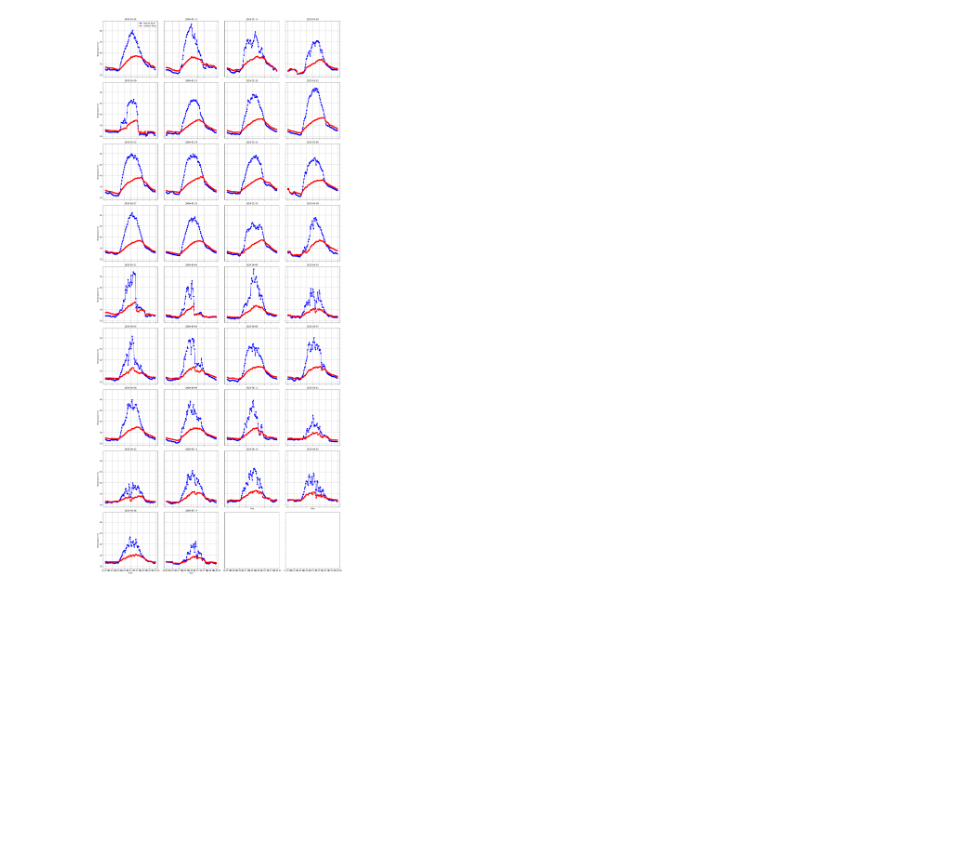
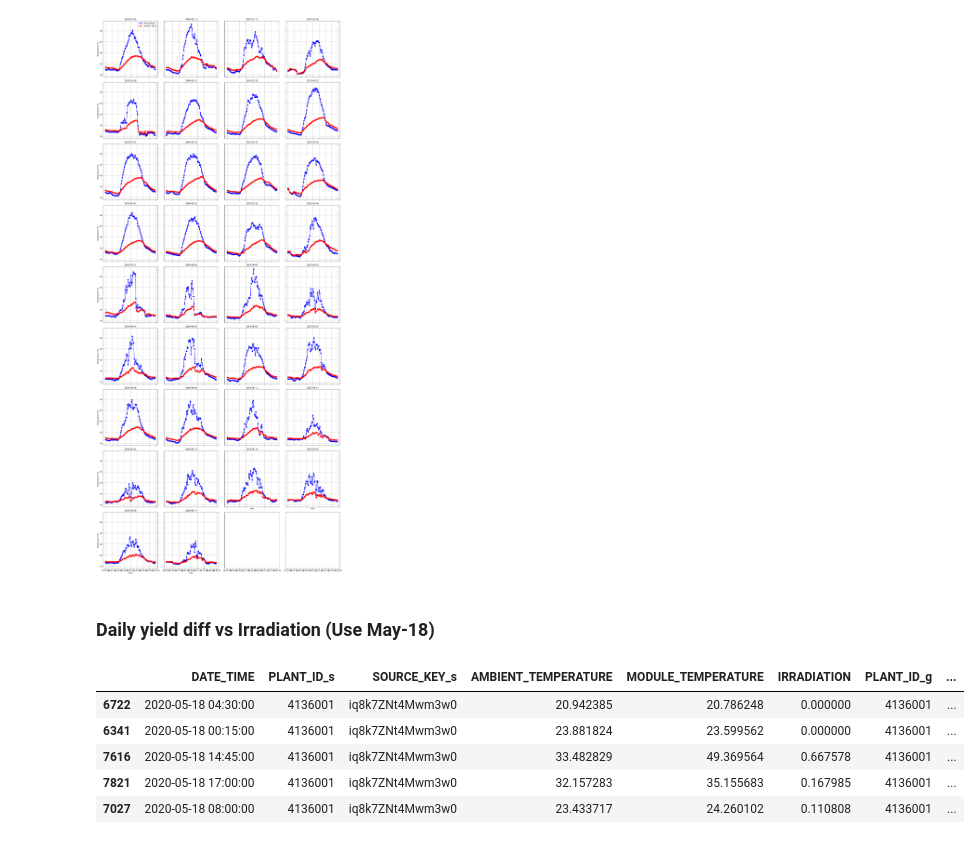
Before and after one commit to LUKEZFLU/elile_kaggle, a Jupyter notebook: q2_panel_cleaning.ipynb, the cells around one changed output. Saved outputs shown, nothing was run; the diff lists cells and outputs as text; code cells hidden in the pictures; blank space fills up the shorter version.

```diff
--- a/q2_panel_cleaning.ipynb
+++ b/q2_panel_cleaning.ipynb
@@ -180,3 +180,14 @@ Try using .loc[row_indexer,col_indexer] = value instead
 See the caveats in the documentation: https://pandas.pydata.org/pandas-docs/stable/user_guide/indexing.html#returning-a-view-versus-a-copy
   date_data['TIME'] = pd.to_datetime(date_data['TIME'], format='%H:%M:%S')
 [figure]
+# %% [markdown]
+### Daily yield diff vs Irradiation (Use May-18)
+# %%
+may_18_data.sample(5)
+# %% [output]
+|  | DATE_TIME | PLANT_ID_s | SOURCE_KEY_s | AMBIENT_TEMPERATURE | MODULE_TEMPERATURE | IRRADIATION | PLANT_ID_g | ... |
+| 6722 | 2020-05-18 04:30:00 | 4136001 | iq8k7ZNt4Mwm3w0 | 20.942385 | 20.786248 | 0.000000 | 4136001 | ... |
+| 6341 | 2020-05-18 00:15:00 | 4136001 | iq8k7ZNt4Mwm3w0 | 23.881824 | 23.599562 | 0.000000 | 4136001 | ... |
+| 7616 | 2020-05-18 14:45:00 | 4136001 | iq8k7ZNt4Mwm3w0 | 33.482829 | 49.369564 | 0.667578 | 4136001 | ... |
+| 7821 | 2020-05-18 17:00:00 | 4136001 | iq8k7ZNt4Mwm3w0 | 32.157283 | 35.155683 | 0.167985 | 4136001 | ... |
+| 7027 | 2020-05-18 08:00:00 | 4136001 | iq8k7ZNt4Mwm3w0 | 23.433717 | 24.260102 | 0.110808 | 4136001 | ... |
```
Also changed, not shown: parts of 4 cells of this notebook, 1 other file.
